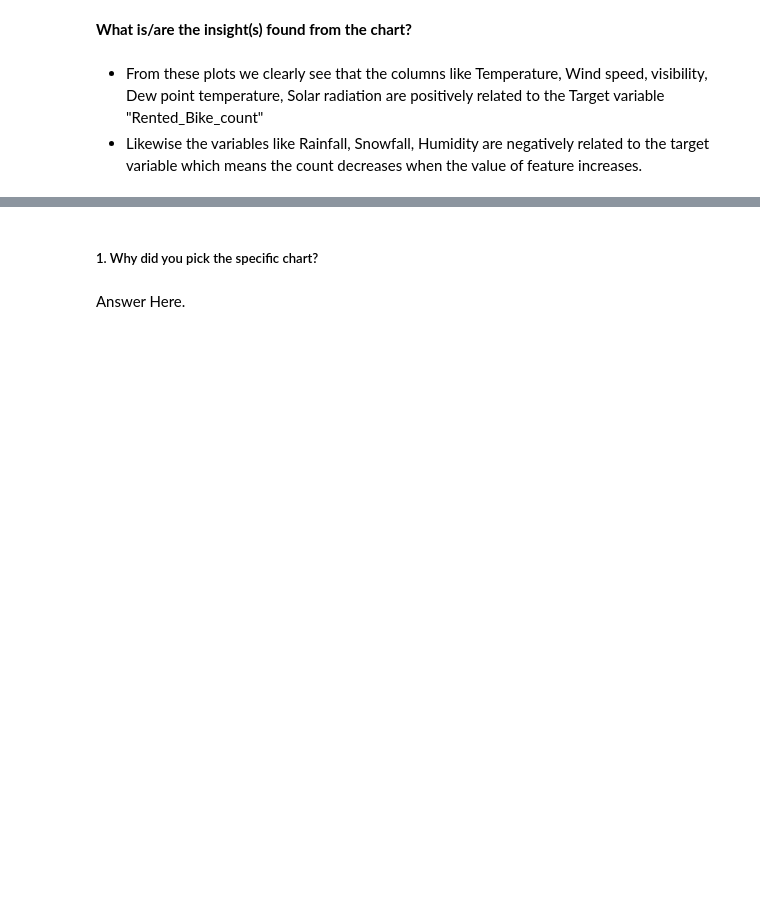
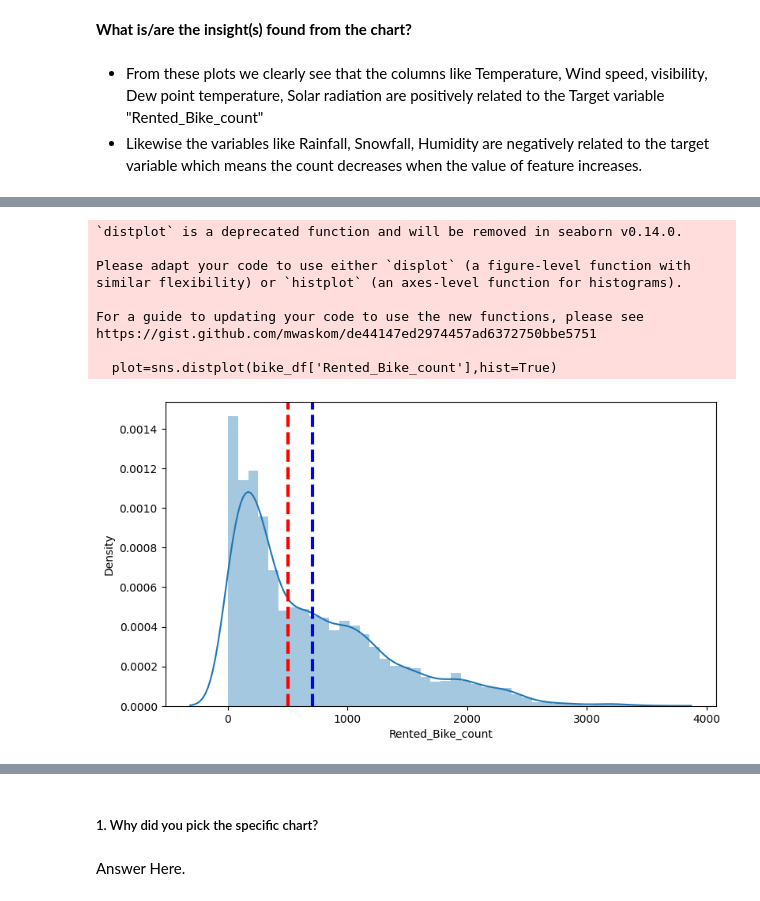
Before and after one commit to Rooban-Jeyasundar/ML_Regression_Project, a Jupyter notebook: ML_Regression_Project.ipynb, the cells around one changed output, grey strips where cells are left out. Drawn from its saved outputs; the diff is of its cells as text; code cells hidden in the pictures; blank space fills up the shorter version.

```diff
--- a/ML_Regression_Project.ipynb
+++ b/ML_Regression_Project.ipynb
@@ -753,0 +760,20 @@ for columns in numerical_features:
+# %%
+# Distribution plot of rented bike count
+plt.figure (figsize=(9,5))
+plt.xlabel("Rented_Bike_Count")
+plt.ylabel('Density')
+plot=sns.distplot(bike_df['Rented_Bike_count'],hist=True)
+plot.axvline(bike_df['Rented_Bike_count'].mean(),color='blue',linestyle='dashed',linewidth=3)
+plot.axvline(bike_df['Rented_Bike_count'].median(),color='red',linestyle='dashed',linewidth=3)
+plt.show()
+# %% [output]
+`distplot` is a deprecated function and will be removed in seaborn v0.14.0.
+
+Please adapt your code to use either `displot` (a figure-level function with
+similar flexibility) or `histplot` (an axes-level function for histograms).
+
+For a guide to updating your code to use the new functions, please see
+https://gist.github.com/mwaskom/de44147ed2974457ad6372750bbe5751
+
+  plot=sns.distplot(bike_df['Rented_Bike_count'],hist=True)
+[figure, added]
```
Also changed, not shown: parts of 34 cells of this notebook.
